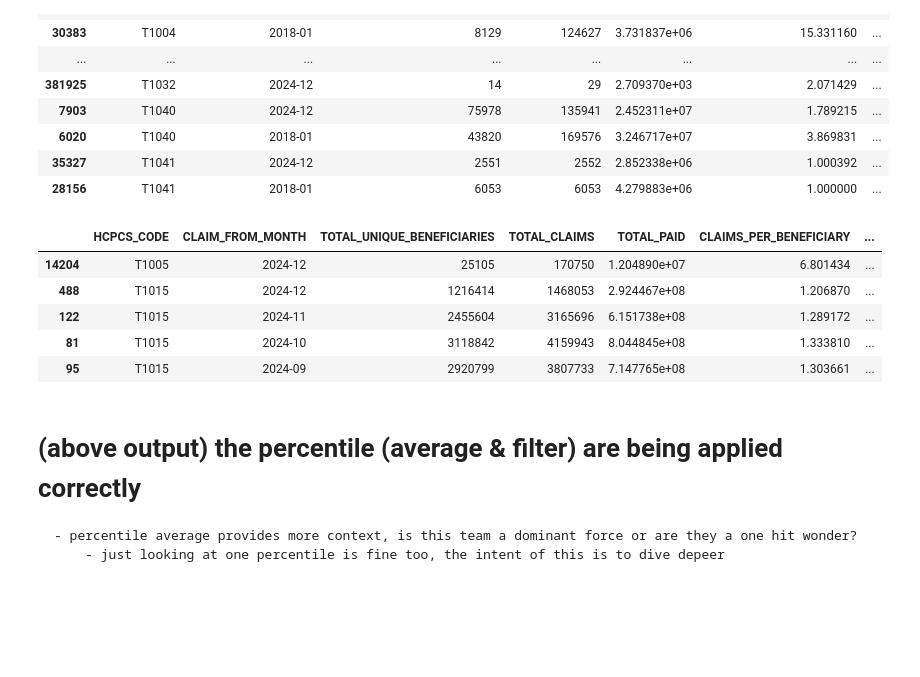
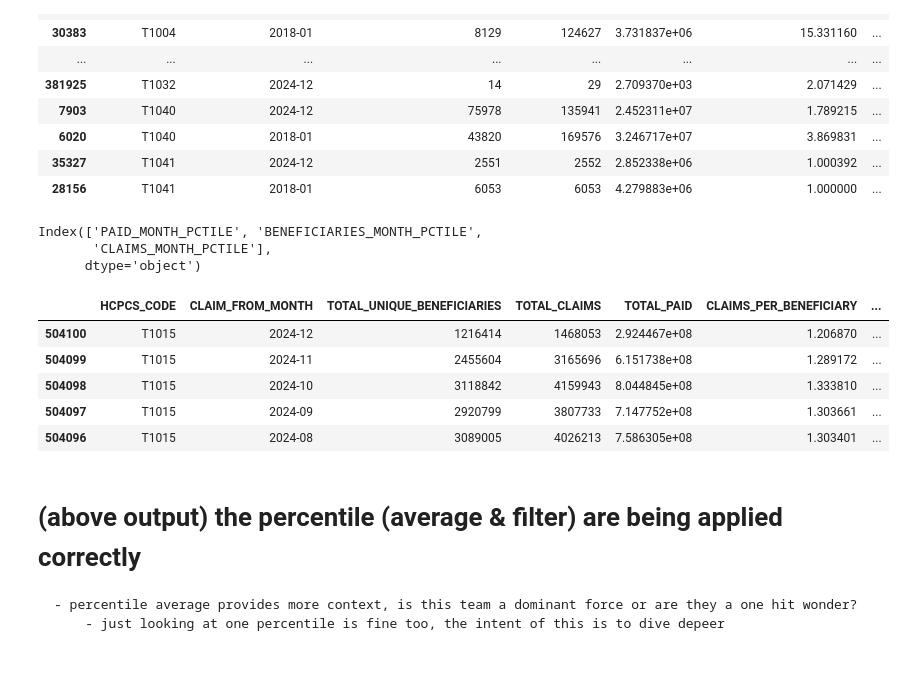
Before and after one commit to breakingDownData/Analyzing_Medicaid_Provider_Spending, a Jupyter notebook: Home_Healthcare_Spending_Trends/Analysis/analyzing_medicare_spending.ipynb, the cells around one changed output. Saved outputs shown, nothing was run; the diff lists cells and outputs as text; code cells hidden in the pictures; blank space fills up the shorter version.

```diff
--- a/Home_Healthcare_Spending_Trends/Analysis/analyzing_medicare_spending.ipynb
+++ b/Home_Healthcare_Spending_Trends/Analysis/analyzing_medicare_spending.ipynb
@@ -60,7 +65,7 @@ df.groupby(['col_1', 'col_2']).agg({
 })
 # takes ~30 seconds to run
 # %%
-hcpc_by_month = df.groupby(['HCPCS_CODE', 'CLAIM_FROM_MONTH']).agg({
+hcpc_by_month = medicaid_provider_spending.groupby(['HCPCS_CODE', 'CLAIM_FROM_MONTH']).agg({
     'TOTAL_UNIQUE_BENEFICIARIES': 'sum',
     'TOTAL_CLAIMS': 'sum',
     'TOTAL_PAID': 'sum'
@@ -369,34 +350,40 @@ home_health_util_sorted[(home_health_util_sorted.CLAIM_FROM_MONTH == min_mo) | (
 | 6020 | T1040 | 2018-01 | 43820 | 169576 | 3.246717e+07 | 3.869831 | ... |
 | 35327 | T1041 | 2024-12 | 2551 | 2552 | 2.852338e+06 | 1.000392 | ... |
 | 28156 | T1041 | 2018-01 | 6053 | 6053 | 4.279883e+06 | 1.000000 | ... |
+# %%
+print(pctile_cols)
+# %% [output]
+Index(['PAID_MONTH_PCTILE', 'BENEFICIARIES_MONTH_PCTILE',
+       'CLAIMS_MONTH_PCTILE'],
+      dtype='object')
 # %%
 ## create average of percentile values
 # combines all percentiles as a fun way to filter data
 
 # # create a list of columns with 'MONTH_PCTILE' as part of the column name
 home_health_util_sorted['MONTH_PCTILE_AVG'] = (
     home_health_util_sorted[pctile_cols].mean(axis=1)
 )
 
 # also take average rank
 home_health_util_sorted['MONTH_RANK_AVG'] = (
     home_health_util_sorted[month_rank_cols].mean(axis=1)
 )
 
-filtered_health_utils_df2 = home_health_util_sorted[
-    home_health_util_sorted['MONTH_PCTILE_AVG'] < 0.22
+filtered_health_utils_df = home_health_util_sorted[
+    home_health_util_sorted['MONTH_PCTILE_AVG'] < 0.10
 ]
 
 # display(filtered_health_utils_df)
-filtered_health_utils_df2.head()
-# filtered_health_utils_df2.head(1000)
+filtered_health_utils_df.head()
+# filtered_health_utils_df.head(1000)
 # %% [output]
 |  | HCPCS_CODE | CLAIM_FROM_MONTH | TOTAL_UNIQUE_BENEFICIARIES | TOTAL_CLAIMS | TOTAL_PAID | CLAIMS_PER_BENEFICIARY | ... |
-| 14204 | T1005 | 2024-12 | 25105 | 170750 | 1.204890e+07 | 6.801434 | ... |
-| 488 | T1015 | 2024-12 | 1216414 | 1468053 | 2.924467e+08 | 1.206870 | ... |
-| 122 | T1015 | 2024-11 | 2455604 | 3165696 | 6.151738e+08 | 1.289172 | ... |
-| 81 | T1015 | 2024-10 | 3118842 | 4159943 | 8.044845e+08 | 1.333810 | ... |
-| 95 | T1015 | 2024-09 | 2920799 | 3807733 | 7.147765e+08 | 1.303661 | ... |
+| 504100 | T1015 | 2024-12 | 1216414 | 1468053 | 2.924467e+08 | 1.206870 | ... |
+| 504099 | T1015 | 2024-11 | 2455604 | 3165696 | 6.151738e+08 | 1.289172 | ... |
+| 504098 | T1015 | 2024-10 | 3118842 | 4159943 | 8.044845e+08 | 1.333810 | ... |
+| 504097 | T1015 | 2024-09 | 2920799 | 3807733 | 7.147752e+08 | 1.303661 | ... |
+| 504096 | T1015 | 2024-08 | 3089005 | 4026213 | 7.586305e+08 | 1.303401 | ... |
 # %% [markdown]
 # (above output) the percentile (average & filter) are being applied correctly
     - percentile average provides more context, is this team a dominant force or are they a one hit wonder?
```
Also changed, not shown: parts of 20 cells of this notebook, 3 other files.
